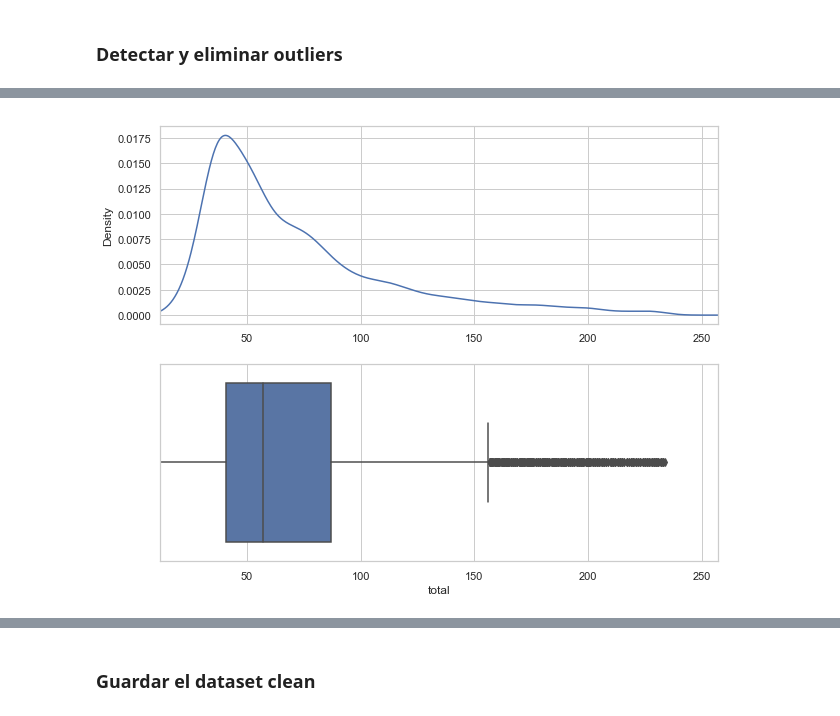
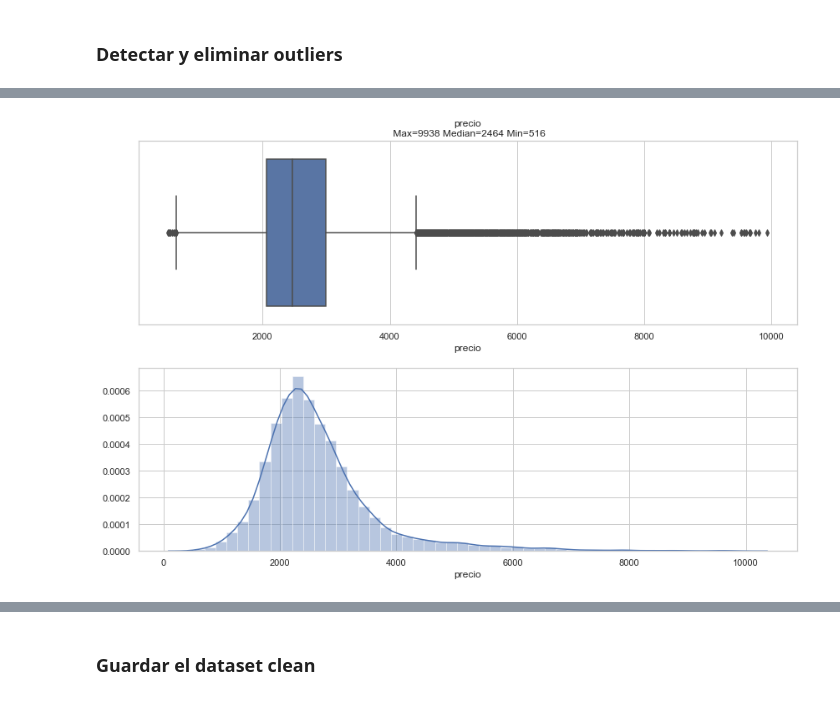
Before and after one commit to sigmaleph/DH-Desafio1, a Jupyter notebook: Cleaning.ipynb, the cells around one changed output, grey strips where cells are left out. Cells and saved outputs as stored; diff of their text form; code cells hidden in the pictures.

```diff
--- a/Cleaning.ipynb
+++ b/Cleaning.ipynb
@@ -350,3 +379,0 @@ plt.axvline(x=mx);
-# %%
-# uso el log porque la variable está muy skewed to right
-df['log_precio'] = np.log(df['precio'])
@@ -371,5 +379,0 @@ plt.axvline(x=mx, c='r');
-# %%
-# Eliminar outliers de 'precio'
-mask = ((df['log_precio'] >= mn) & (df['log_precio'] <= mx))
-df = df.loc[mask, ]
-df.drop('log_precio', axis=1, inplace=True)
@@ -408,17 +380,9 @@ plt.axvline(x=mx);
-# %%
-# Eliminar outliers de 'total'
-mask = (df['total'] <= mx)
-df = df.loc[mask, ]
-# %%
-i = 'total'
-
-plt.figure(figsize=(10,8))
-plt.subplot(211)
-plt.xlim(df[i].min(), df[i].max()*1.1)
-df[i].plot(kind='kde')
-
-plt.subplot(212)
-plt.xlim(df[i].min(), df[i].max()*1.1)
-sns.boxplot(x=df[i]);
-# %% [output]
-[figure, removed]
+# %%
+# Eliminar precios económicamente irracionales
+df = df.loc[(df.precio > 500) & (df.precio<10000), ]
+# Eliminar superficies ilógicas
+df = df.loc[(df.total > 10) & (df.total<1000), ]
+# %%
+plot_dist(df.precio)
+# %% [output]
+[figure, added]
```
Also changed, not shown: parts of 17 cells of this notebook, 1 other file.
